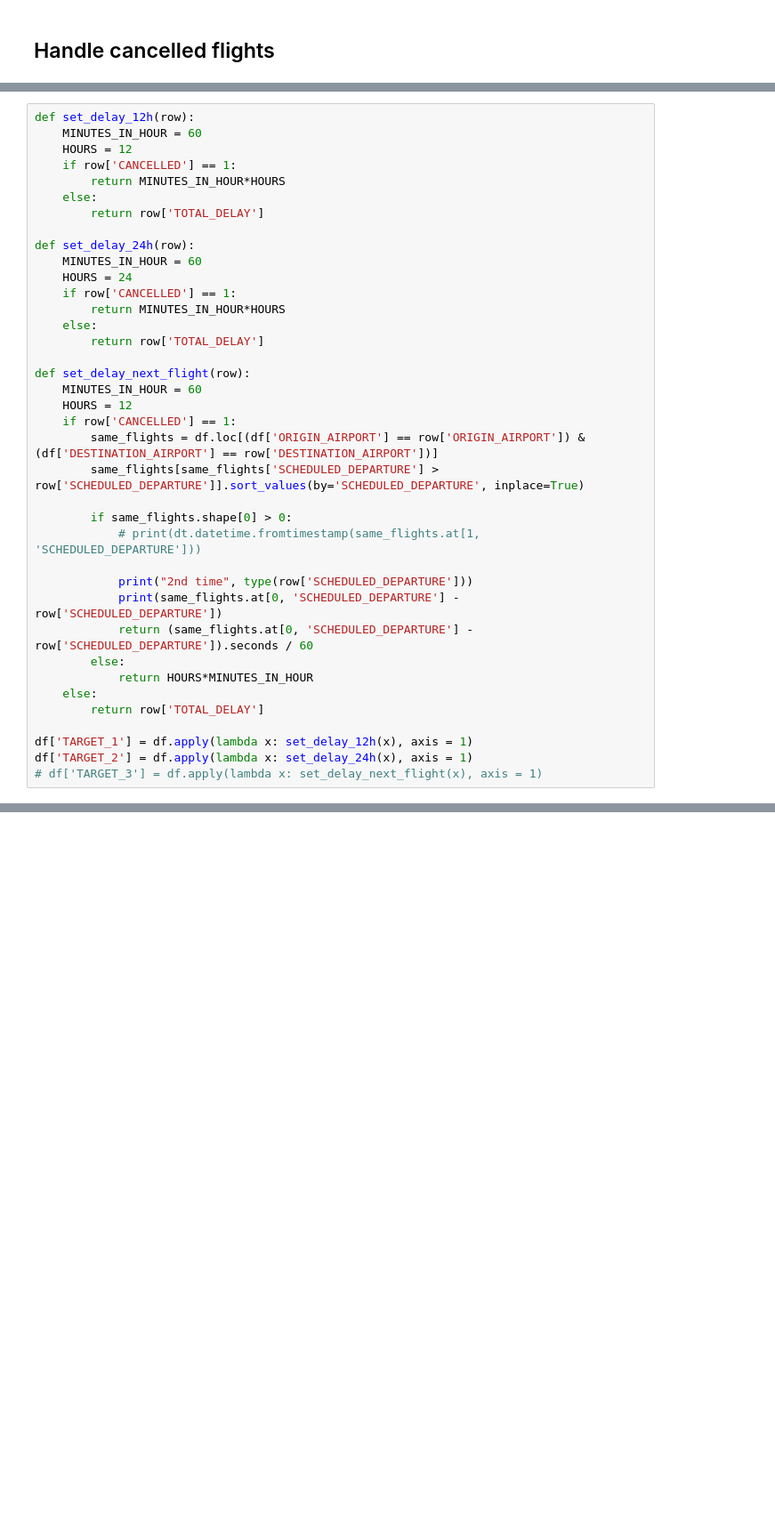
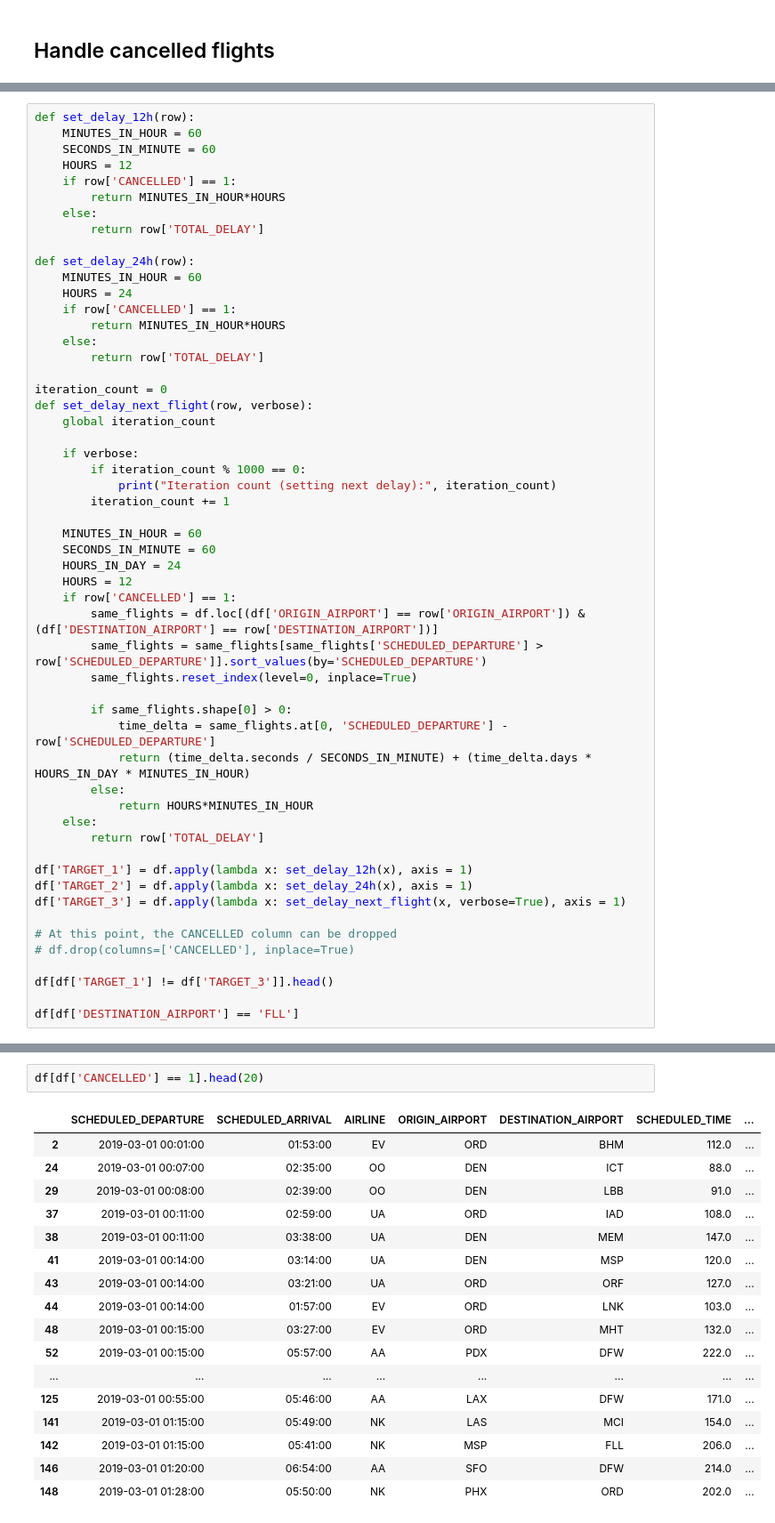
Before and after one commit to IliasWillems/Statistical-Consulting-Task1, a Jupyter notebook: Data_modification.ipynb, the cells around one changed output, grey strips where cells are left out. Shown at 89% size. Drawn from its saved outputs; the diff is of its cells as text; blank space fills up the shorter version.

```diff
--- a/Data_modification.ipynb
+++ b/Data_modification.ipynb
@@ -99,6 +235,7 @@ df.head()
 # %%
 def set_delay_12h(row):
     MINUTES_IN_HOUR = 60
+    SECONDS_IN_MINUTE = 60
     HOURS = 12
     if row['CANCELLED'] == 1:
         return MINUTES_IN_HOUR*HOURS
@@ -113,19 +250,27 @@ def set_delay_24h(row):
     else:
         return row['TOTAL_DELAY']
 
-def set_delay_next_flight(row):
+iteration_count = 0
+def set_delay_next_flight(row, verbose):
+    global iteration_count
+
+    if verbose:
+        if iteration_count % 1000 == 0:
+            print("Iteration count (setting next delay):", iteration_count)
+        iteration_count += 1
+
     MINUTES_IN_HOUR = 60
+    SECONDS_IN_MINUTE = 60
+    HOURS_IN_DAY = 24
     HOURS = 12
     if row['CANCELLED'] == 1:
         same_flights = df.loc[(df['ORIGIN_AIRPORT'] == row['ORIGIN_AIRPORT']) & (df['DESTINATION_AIRPORT'] == row['DESTINATION_AIRPORT'])]
-        same_flights[same_flights['SCHEDULED_DEPARTURE'] > row['SCHEDULED_DEPARTURE']].sort_values(by='SCHEDULED_DEPARTURE', inplace=True)
+        same_flights = same_flights[same_flights['SCHEDULED_DEPARTURE'] > row['SCHEDULED_DEPARTURE']].sort_values(by='SCHEDULED_DEPARTURE')
+        same_flights.reset_index(level=0, inplace=True)
 
         if same_flights.shape[0] > 0:
-            # print(dt.datetime.fromtimestamp(same_flights.at[1, 'SCHEDULED_DEPARTURE']))
-
-            print("2nd time", type(row['SCHEDULED_DEPARTURE']))
-            print(same_flights.at[0, 'SCHEDULED_DEPARTURE'] - row['SCHEDULED_DEPARTURE'])
-            return (same_flights.at[0, 'SCHEDULED_DEPARTURE'] - row['SCHEDULED_DEPARTURE']).seconds / 60
+            time_delta = same_flights.at[0, 'SCHEDULED_DEPARTURE'] - row['SCHEDULED_DEPARTURE']
+            return (time_delta.seconds / SECONDS_IN_MINUTE) + (time_delta.days * HOURS_IN_DAY * MINUTES_IN_HOUR)
         else:
             return HOURS*MINUTES_IN_HOUR
     else:
@@ -133,4 +278,11 @@ def set_delay_next_flight(row):
 
 df['TARGET_1'] = df.apply(lambda x: set_delay_12h(x), axis = 1)
 df['TARGET_2'] = df.apply(lambda x: set_delay_24h(x), axis = 1)
-# df['TARGET_3'] = df.apply(lambda x: set_delay_next_flight(x), axis = 1)
+df['TARGET_3'] = df.apply(lambda x: set_delay_next_flight(x, verbose=True), axis = 1)
+
+# At this point, the CANCELLED column can be dropped
+# df.drop(columns=['CANCELLED'], inplace=True)
+
+df[df['TARGET_1'] != df['TARGET_3']].head()
+
+df[df['DESTINATION_AIRPORT'] == 'FLL']
@@ -138,0 +323,20 @@ df.to_csv("Data/modified_training_data.csv")
+# %%
+df[df['CANCELLED'] == 1].head(20)
+# %% [output]
+|  | SCHEDULED_DEPARTURE | SCHEDULED_ARRIVAL | AIRLINE | ORIGIN_AIRPORT | DESTINATION_AIRPORT | SCHEDULED_TIME | ... |
+| 2 | 2019-03-01 00:01:00 | 01:53:00 | EV | ORD | BHM | 112.0 | ... |
+| 24 | 2019-03-01 00:07:00 | 02:35:00 | OO | DEN | ICT | 88.0 | ... |
+| 29 | 2019-03-01 00:08:00 | 02:39:00 | OO | DEN | LBB | 91.0 | ... |
+| 37 | 2019-03-01 00:11:00 | 02:59:00 | UA | ORD | IAD | 108.0 | ... |
+| 38 | 2019-03-01 00:11:00 | 03:38:00 | UA | DEN | MEM | 147.0 | ... |
+| 41 | 2019-03-01 00:14:00 | 03:14:00 | UA | DEN | MSP | 120.0 | ... |
+| 43 | 2019-03-01 00:14:00 | 03:21:00 | UA | ORD | ORF | 127.0 | ... |
+| 44 | 2019-03-01 00:14:00 | 01:57:00 | EV | ORD | LNK | 103.0 | ... |
+| 48 | 2019-03-01 00:15:00 | 03:27:00 | EV | ORD | MHT | 132.0 | ... |
+| 52 | 2019-03-01 00:15:00 | 05:57:00 | AA | PDX | DFW | 222.0 | ... |
+| ... | ... | ... | ... | ... | ... | ... | ... |
+| 125 | 2019-03-01 00:55:00 | 05:46:00 | AA | LAX | DFW | 171.0 | ... |
+| 141 | 2019-03-01 01:15:00 | 05:49:00 | NK | LAS | MCI | 154.0 | ... |
+| 142 | 2019-03-01 01:15:00 | 05:41:00 | NK | MSP | FLL | 206.0 | ... |
+| 146 | 2019-03-01 01:20:00 | 06:54:00 | AA | SFO | DFW | 214.0 | ... |
+| 148 | 2019-03-01 01:28:00 | 05:50:00 | NK | PHX | ORD | 202.0 | ... |
```
Also changed, not shown: parts of 12 cells of this notebook, 2 other files.
